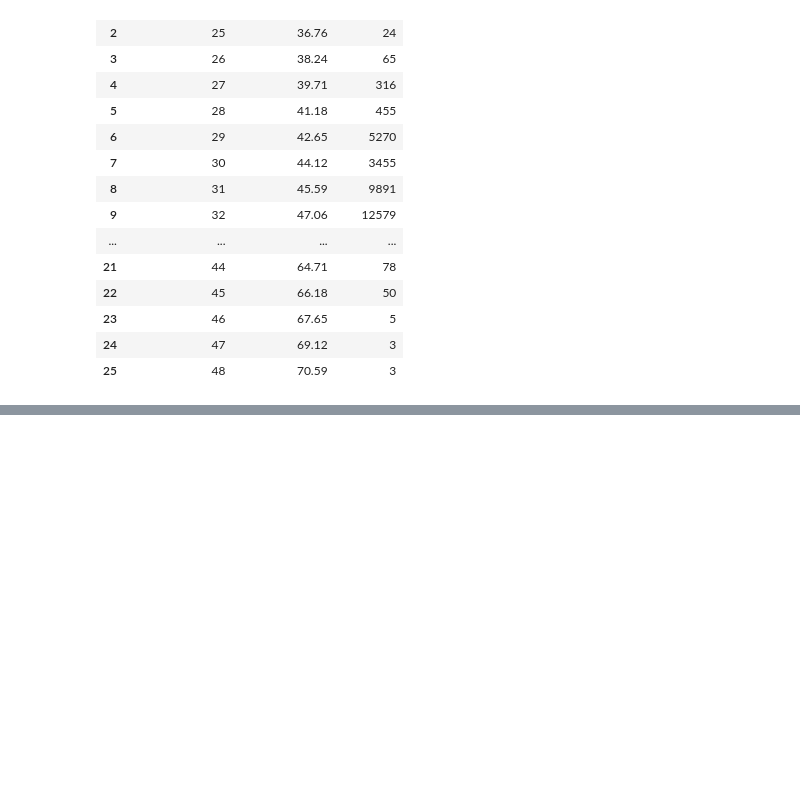
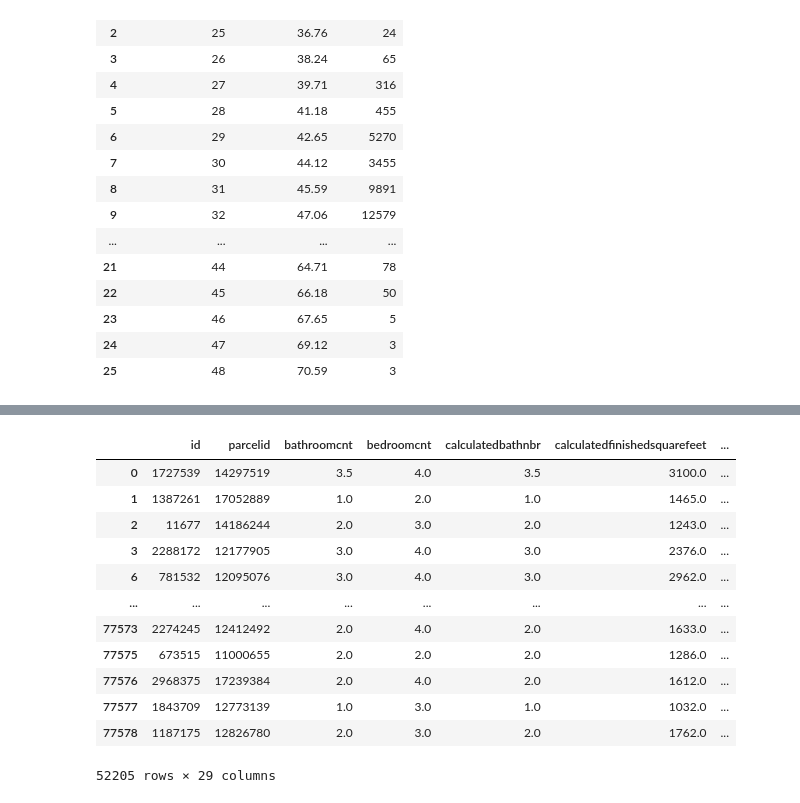
Before and after one commit to matt-c-knight/clustering-exercises, a Jupyter notebook: zillow.ipynb, the cells around one changed output, grey strips where cells are left out. Cells and saved outputs as stored; diff of their text form; code cells hidden in the pictures; blank space fills up the shorter version.

```diff
--- a/zillow.ipynb
+++ b/zillow.ipynb
@@ -235,0 +273,2 @@ nulls_by_row(df)
+# %%
+new_df = df[df['propertylandusedesc'].isin(['Single Family Residential', 'Manufactured, Modular, Prefabricated Homes', 'Townhouse', 'Mobile Home ' ])]
@@ -235,0 +313,4 @@ nulls_by_row(df)
+# %%
+new_df = new_df[new_df['bathroomcnt'] >= 1]
+# %%
+new_df = new_df[new_df['bedroomcnt'] >= 1]
@@ -235,0 +334,23 @@ nulls_by_row(df)
+# %%
+def handle_missing_values(df, prop_required_column = .70, prop_required_row = .75):
+    threshold = int(round(prop_required_column*len(df.index),0))
+    df.dropna(axis=1, thresh=threshold, inplace=True)
+    threshold = int(round(prop_required_row*len(df.columns),0))
+    df.dropna(axis=0, thresh=threshold, inplace=True)
+    return df
+# %%
+handle_missing_values(new_df)
+# %% [output]
+|  | id | parcelid | bathroomcnt | bedroomcnt | calculatedbathnbr | calculatedfinishedsquarefeet | ... |
+| 0 | 1727539 | 14297519 | 3.5 | 4.0 | 3.5 | 3100.0 | ... |
+| 1 | 1387261 | 17052889 | 1.0 | 2.0 | 1.0 | 1465.0 | ... |
+| 2 | 11677 | 14186244 | 2.0 | 3.0 | 2.0 | 1243.0 | ... |
+| 3 | 2288172 | 12177905 | 3.0 | 4.0 | 3.0 | 2376.0 | ... |
+| 6 | 781532 | 12095076 | 3.0 | 4.0 | 3.0 | 2962.0 | ... |
+| ... | ... | ... | ... | ... | ... | ... | ... |
+| 77573 | 2274245 | 12412492 | 2.0 | 4.0 | 2.0 | 1633.0 | ... |
+| 77575 | 673515 | 11000655 | 2.0 | 2.0 | 2.0 | 1286.0 | ... |
+| 77576 | 2968375 | 17239384 | 2.0 | 4.0 | 2.0 | 1612.0 | ... |
+| 77577 | 1843709 | 12773139 | 1.0 | 3.0 | 1.0 | 1032.0 | ... |
+| 77578 | 1187175 | 12826780 | 2.0 | 3.0 | 2.0 | 1762.0 | ... |
+52205 rows × 29 columns
```
Also changed, not shown: parts of 13 cells of this notebook.
